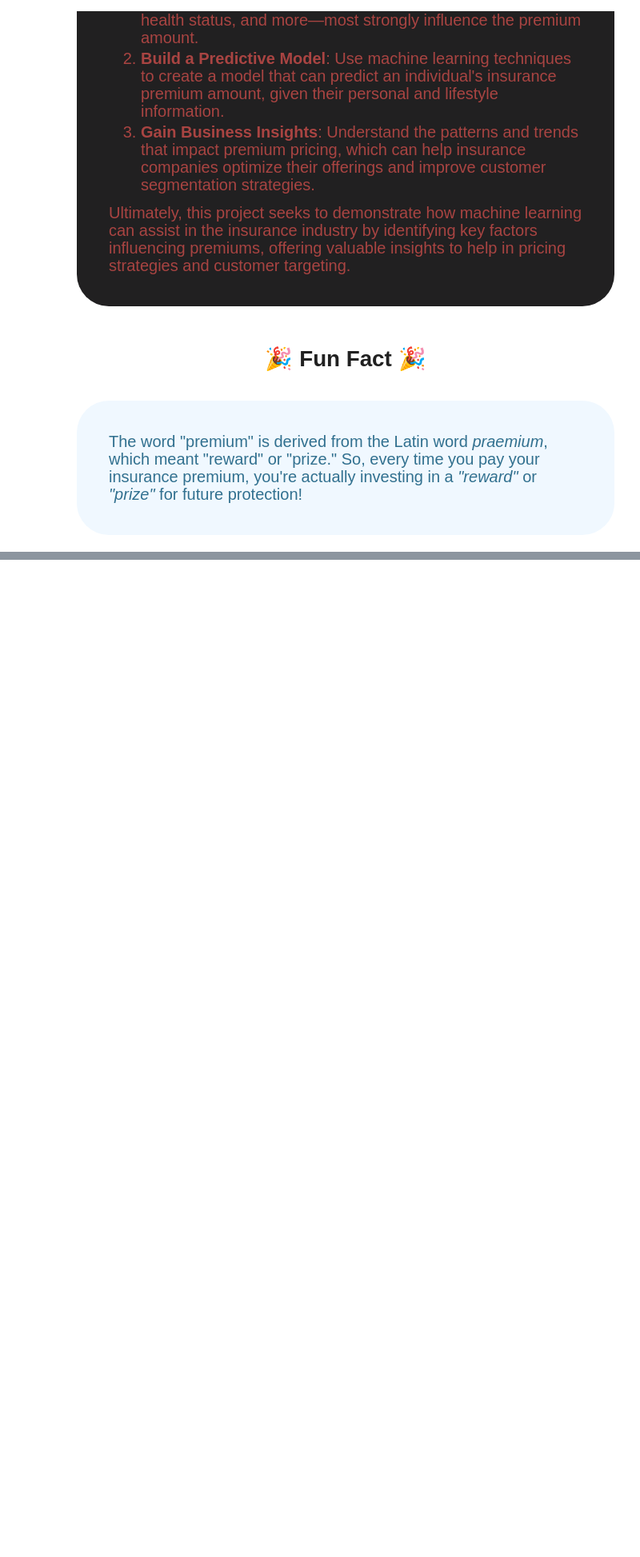
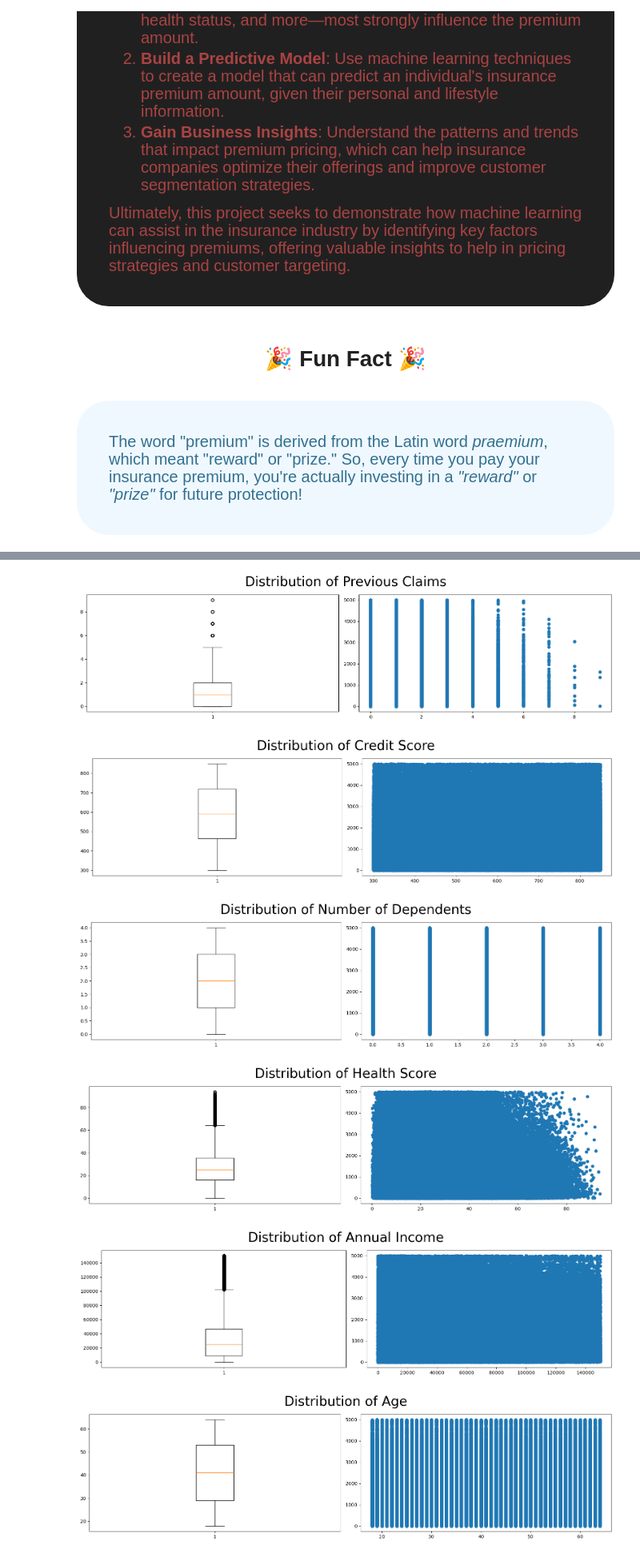
Before and after one commit to I-Scream-4-Icecream/Kaggle, a Jupyter notebook: Playground Series S4E12/main.ipynb, the cells around one changed output, grey strips where cells are left out. Shown at 80% size. Drawn from its saved outputs; the diff is of its cells as text; code cells hidden in the pictures; blank space fills up the shorter version.

```diff
--- a/Playground Series S4E12/main.ipynb
+++ b/Playground Series S4E12/main.ipynb
@@ -101,0 +407,22 @@ Name: count, dtype: int64
+# %%
+missing_numerical_columns = train_null_df[train_null_df['column'].isin(numerical_features)]
+missing_numerical_columns = missing_numerical_columns['column']
+# %%
+for col in missing_numerical_columns:
+  fig, axs = plt.subplots(1, 2, figsize=(16, 4))
+  ax = axs.flatten()
+
+  ax[0].boxplot(train_df[col].dropna())
+
+  plt.scatter(train_df[col], y=train_df[target])
+
+  plt.tight_layout()
+  plt.suptitle(f"Distribution of {col}", y=1.1, size=28)
+  plt.show();
+# %% [output]
+[figure, added]
+[figure, added]
+[figure, added]
+[figure, added]
+[figure, added]
+[figure, added]
```
Also changed, not shown: parts of 60 cells of this notebook.
